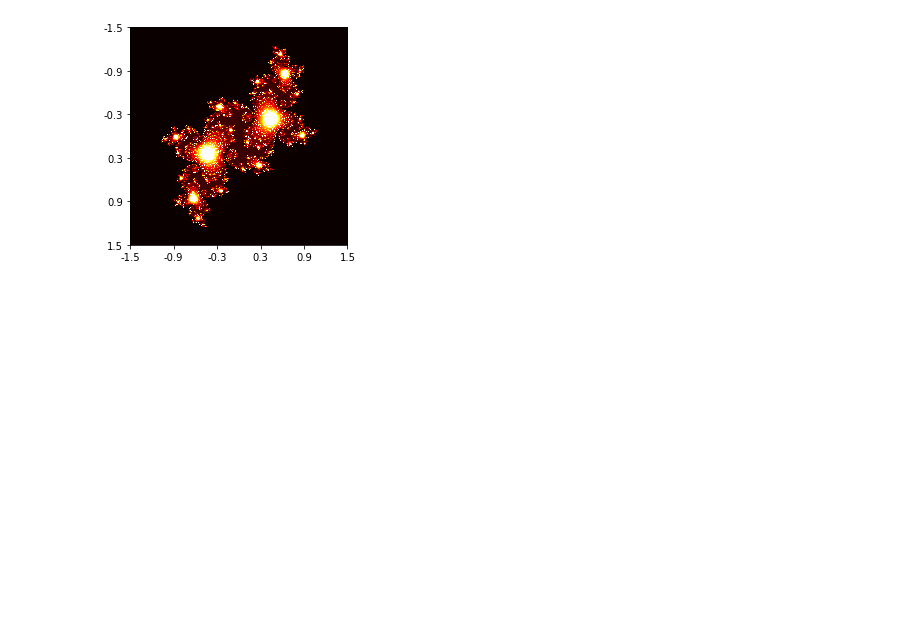
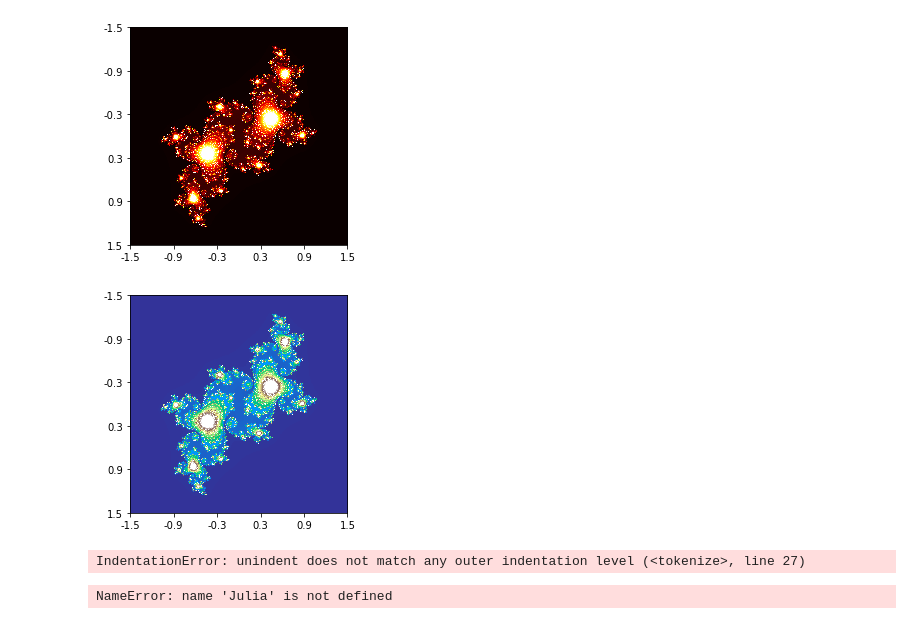
Before and after one commit to KauBoui/Personal-Projects, a Jupyter notebook: Julia_Sets_Python/Julia.ipynb, the cells around one changed output. Drawn from its saved outputs; the diff is of its cells as text; code cells hidden in the pictures; blank space fills up the shorter version.

```diff
--- a/Julia_Sets_Python/Julia.ipynb
+++ b/Julia_Sets_Python/Julia.ipynb
@@ -39,3 +39,61 @@ ax.set_yticklabels(['{:.1f}'.format(ytick) for ytick in ytick_labels])
 plt.show()
 # %% [output]
 [figure]
+# %%
+fig, ax = plt.subplots()
+ax.imshow(julia, interpolation='nearest', cmap=cm.terrain)
+# Set the tick labels to the coordinates of z0 in the complex plane
+xtick_labels = np.linspace(xmin, xmax, xwidth / 0.5)
+ax.set_xticks([(x-xmin) / xwidth * im_width for x in xtick_labels])
+ax.set_xticklabels(['{:.1f}'.format(xtick) for xtick in xtick_labels])
+ytick_labels = np.linspace(ymin, ymax, yheight / 0.5)
+ax.set_yticks([(y-ymin) / yheight * im_height for y in ytick_labels])
+ax.set_yticklabels(['{:.1f}'.format(ytick) for ytick in ytick_labels])
+plt.show()
+# %% [output]
+[figure, added]
+# %%
+class Julia:
+
+   def __init__(self, im_width = 500, im_height = 500, zabs_max = 10, nit_max =1000, xmin = -1.5 , xmax = 1.5, ymin = -1.5, ymax = 1.5, c = complex(0.0, 0.0)):
+        self.im_width, self.im_height = im_width, im_height
+        self.c = c
+        self.zabs_max = zabs_max
+        self.nit_max = nit_max
+        self.xmin, self.xmax = xmin, xmax
+        xwidth = self.xmin - self.xmax
+        self.ymin, self.ymax = ymin, ymax
+        yheight = self.ymin - self.ymax
+        julia = np.zeros((im_width, im_height))
+        for ix in range(im_width):
+            for iy in range(im_height):
+                nit = 0
+                # Map pixel position to a point in the complex plane
+                self.z = complex(ix / im_width * xwidth + xmin,
+                                iy / im_height * yheight + ymin)
+                # Do the iterations
+                while abs(self.z) <= self.zabs_max and nit < self.nit_max:
+                    self.z = self.z**2 + self.c
+                    nit += 1
+                shade = 1-np.sqrt(nit / self.nit_max)
+                ratio = nit / self.nit_max
+                julia[ix, iy] = ratio
+
+    def plot(self):
+        fig, ax = plt.subplots()
+        ax.imshow(julia, interpolation='nearest', cmap=cm.hot)
+        # Set the tick labels to the coordinates of z0 in the complex plane
+        xtick_labels = np.linspace(xmin, xmax, xwidth / 0.5)
+        ax.set_xticks([(x-xmin) / xwidth * im_width for x in xtick_labels])
+        ax.set_xticklabels(['{:.1f}'.format(xtick) for xtick in xtick_labels])
+        ytick_labels = np.linspace(ymin, ymax, yheight / 0.5)
+        ax.set_yticks([(y-ymin) / yheight * im_height for y in ytick_labels])
+        ax.set_yticklabels(['{:.1f}'.format(ytick) for ytick in ytick_labels])
+        plt.show()
+# %% [output]
+IndentationError: unindent does not match any outer indentation level (<tokenize>, line 27)
+# %%
+C_0_0 = Julia()
+C_0_0.plot()
+# %% [output]
+NameError: name 'Julia' is not defined
```
Also changed, not shown: parts of 1 cell of this notebook, 1 other file.
